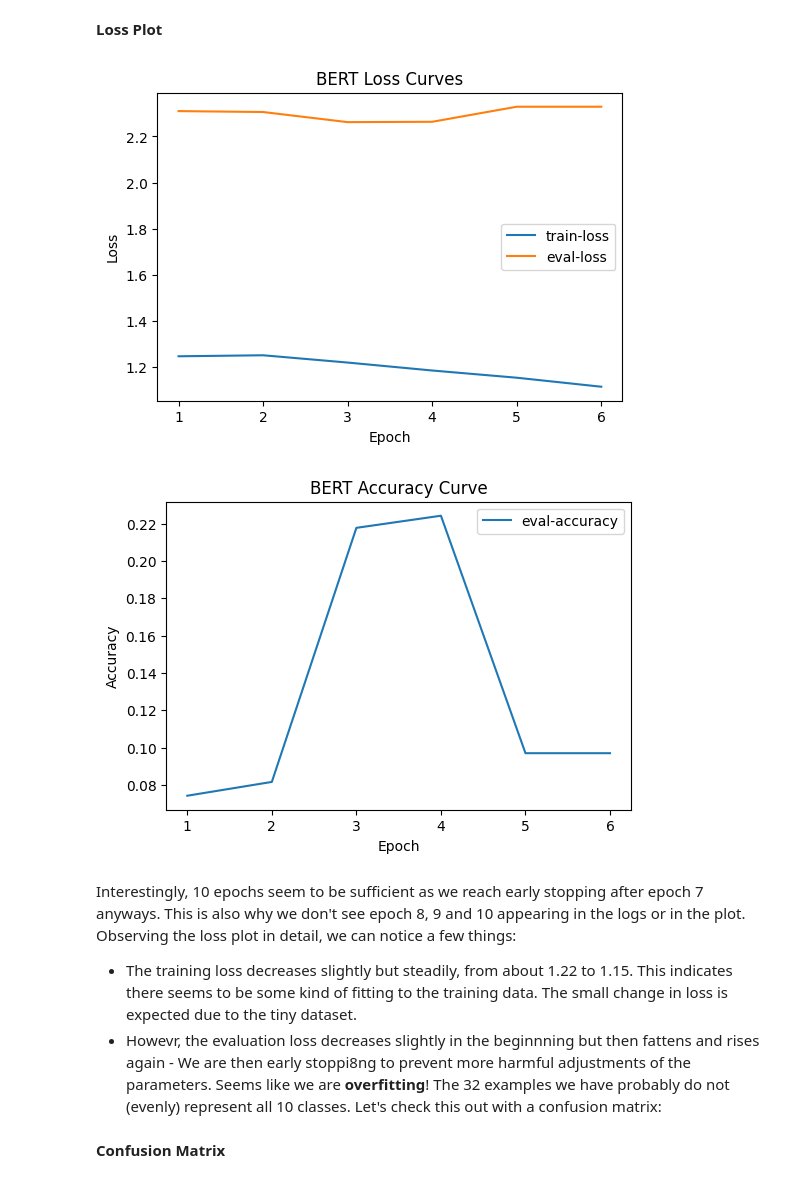
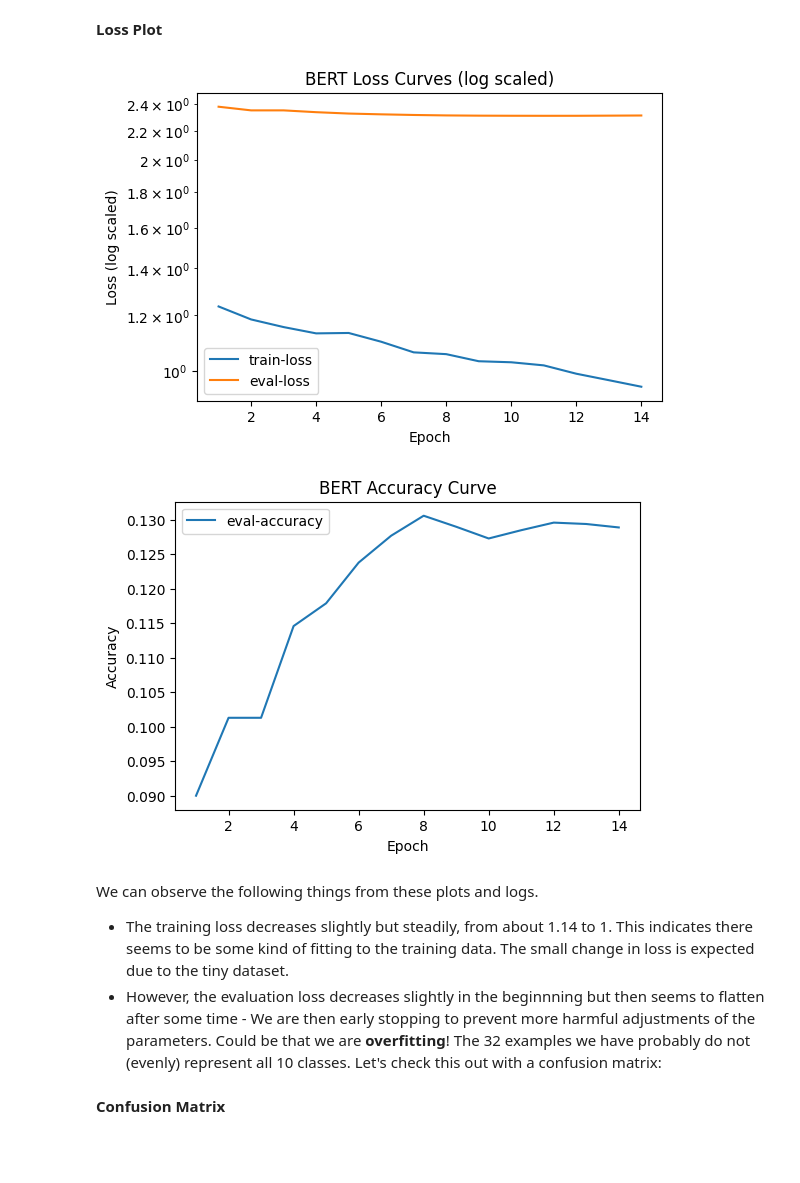
Before and after one commit to otausendschoen/NLP_Yahoo-Answers, a Jupyter notebook: project.ipynb, the cells around one changed output. Drawn from its saved outputs; the diff is of its cells as text; code cells hidden in the pictures; blank space fills up the shorter version.

Commit message:
Created using Colab, merged Pol and my version and fixed some mistake, ran everything with 20 epochs again

```diff
--- a/project.ipynb
+++ b/project.ipynb
@@ -580,13 +604,28 @@ set_seed(seed)
+# %%
+# Create a small 32-example training set (32-shot learning)
+
+
+# Split into train (32) and the rest as test (without overlap)
+train_df, test_df = train_test_split(
+    df,
+    train_size=32,
+    stratify=None,
+    random_state=42
+)
+
+train_dataset = Dataset.from_pandas(train_df)
+test_dataset  = Dataset.from_pandas(test_df.sample(n=10000, random_state=42))  # cap for efficiency
+observation_training =train_dataset.shuffle(seed=42).select(range(32)) # we are going to use it for later.
+
+dataset = DatasetDict({
+    'train': train_dataset,
+    'test': test_dataset
+})
 # %%
-# Create a small 32-example training set (32-shot learning)
-#train_subset = train_dataset.shuffle(seed=42).select(range(32))
 
-# Keep the original test set for evaluation
-dataset = DatasetDict({
-    "train": train_dataset.shuffle(seed=42).select(range(32)),
-    "test": train_dataset.select(range(10000)) #reasonable size for eval
-})
-observation_training =train_dataset.shuffle(seed=42).select(range(32)) # we are going to use it for later.
+
+
+
 # Tokeniser -------------------------------------------------------------------
 tok = AutoTokenizer.from_pretrained(model_ckpt)
 
@@ -710,7 +749,7 @@ args = TrainingArguments(
     learning_rate       = 2e-5,
     per_device_train_batch_size = batch_size,
     per_device_eval_batch_size  = batch_size,
-    num_train_epochs    = 10,
+    num_train_epochs    = 20,
     weight_decay        = 0.01,
     load_best_model_at_end = True,
     metric_for_best_model = "eval_loss",
@@ -756,4 +802,12 @@ CommitInfo(commit_url='https://huggingface.co/RosaMelo/yahoo-bert-32shot/commit/
 ## Performance Analysis
 # %%
 model = AutoModelForSequenceClassification.from_pretrained("otausendschoen/yahoo-bert-32shot") #remove string to train from scratch
+trainer = Trainer(
+    model           = model,
+    args            = args,
+    train_dataset   = dataset["train"],
+    eval_dataset    = dataset["test"],  # small held-out set for early-stop
+    compute_metrics = compute_metrics,
+    callbacks       = [EarlyStoppingCallback(early_stopping_patience=3)]
+)
 # %% [markdown]
@@ -784,37 +819,38 @@ logs
 # %%
 # Collect logs ---------------------------------------------------------------
 logs = trainer.state.log_history
 train_loss, eval_loss, eval_acc, steps_eval, steps_train = [], [], [], [], []
 
 for e in logs:
     if 'loss' in e and e.get("epoch") is not None:
         train_loss.append(e['loss'])
         steps_train.append(e['epoch'])
     if 'eval_loss' in e:
         eval_loss.append(e['eval_loss'])
         eval_acc.append(e['eval_accuracy'])
         steps_eval.append(e['epoch'])
 
 # Plot -----------------------------------------------------------------------
 plt.figure(figsize=(6,4))
 plt.plot(steps_train, train_loss, label="train-loss")
 plt.plot(steps_eval, eval_loss, label="eval-loss")
-plt.xlabel("Epoch"); plt.ylabel("Loss"); plt.legend(); plt.title("BERT Loss Curves")
+plt.yscale('log')
+plt.xlabel("Epoch"); plt.ylabel("Loss (log scaled)"); plt.legend(); plt.title("BERT Loss Curves (log scaled)")
 plt.show()
 
 plt.figure(figsize=(6,4))
 plt.plot(steps_eval, eval_acc, label="eval-accuracy")
 plt.xlabel("Epoch"); plt.ylabel("Accuracy"); plt.legend(); plt.title("BERT Accuracy Curve")
 plt.show()
 # %% [output]
-[figure, old version]
+[figure, new version]
-[figure, old version]
+[figure, new version]
 # %% [markdown]
 
 
-Interestingly, 10 epochs seem to be sufficient as we reach early stopping after epoch 7 anyways. This is also why we don't see epoch 8, 9 and 10 appearing in the logs or in the plot. Observing the loss plot in detail, we can notice a few things:
+We can observe the following things from these plots and logs.
 
-- The training loss decreases slightly but steadily, from about 1.22 to 1.15. This indicates there seems to be some kind of fitting to the training data. The small change in loss is expected due to the tiny dataset.
-- Howevr, the evaluation loss decreases slightly in the beginnning but then fattens and rises again - We are then early stoppi8ng to prevent more harmful adjustments of the parameters. Seems like we are **overfitting**! The 32 examples we have probably do not (evenly) represent all 10 classes. Let's check this out with a confusion matrix:
+- The training loss decreases slightly but steadily, from about 1.14 to 1. This indicates there seems to be some kind of fitting to the training data. The small change in loss is expected due to the tiny dataset.
+- However, the evaluation loss decreases slightly in the beginnning but then seems to flatten after some time - We are then early stopping to prevent more harmful adjustments of the parameters. Could be that we are **overfitting**! The 32 examples we have probably do not (evenly) represent all 10 classes. Let's check this out with a confusion matrix:
 # %% [markdown]
 **Confusion Matrix**
```
Also changed, not shown: parts of 40 cells of this notebook.
